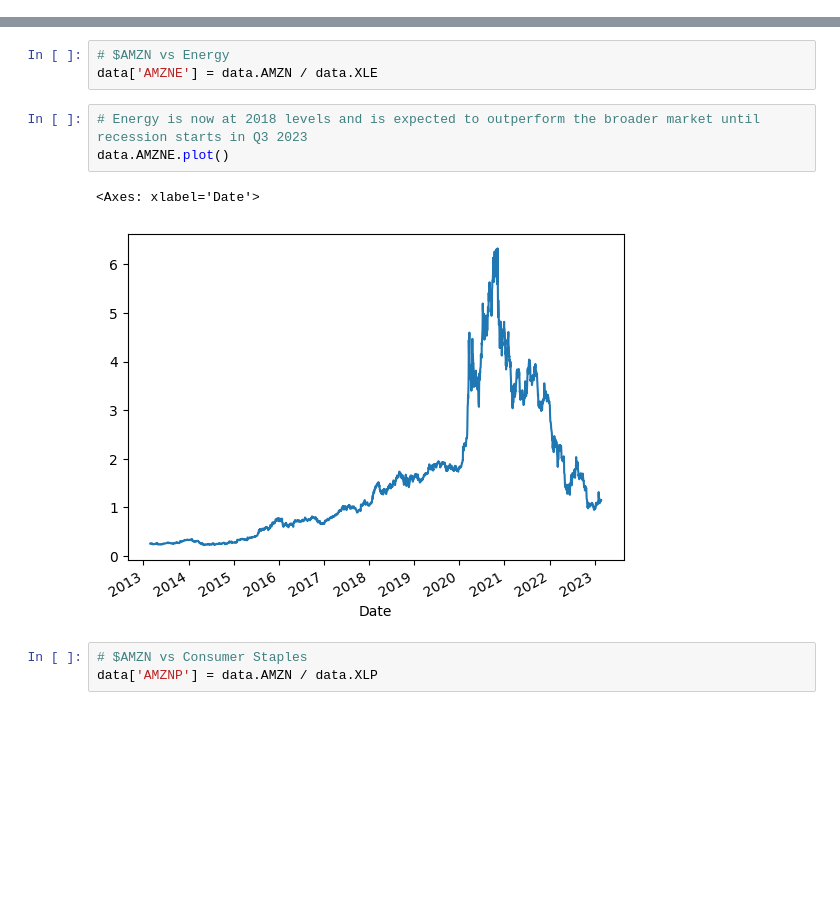
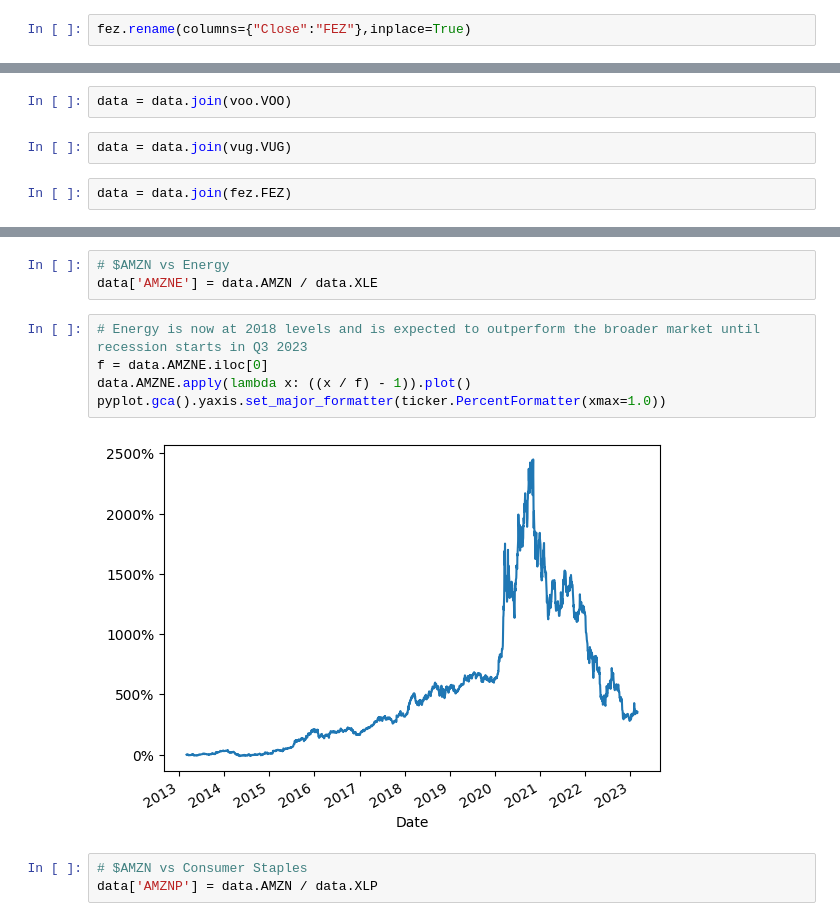
Before and after one commit to seyhmus/pyfinance, a Jupyter notebook: finance.ipynb, the cells around one changed output, grey strips where cells are left out. Drawn from its saved outputs; the diff is of its cells as text; blank space fills up the shorter version.

```diff
--- a/finance.ipynb
+++ b/finance.ipynb
@@ -28,3 +38,5 @@ xlp.rename(columns={"Close":"XLP"},inplace=True)
+# %%
+fez.rename(columns={"Close":"FEZ"},inplace=True)
 # %%
 data = pandas.DataFrame(vym.VYM)
 # %%
@@ -37,6 +49,12 @@ data = data.join(gld.GLD)
 data = data.join(xle.XLE)
 # %%
 data = data.join(xlp.XLP)
+# %%
+data = data.join(voo.VOO)
+# %%
+data = data.join(vug.VUG)
+# %%
+data = data.join(fez.FEZ)
 # %%
 # $VYM in $GLD
 data['VYMG'] = data.VYM / data.GLD
@@ -70,10 +92,11 @@ data.AMZNV.plot()
 data['AMZNE'] = data.AMZN / data.XLE
 # %%
 # Energy is now at 2018 levels and is expected to outperform the broader market until recession starts in Q3 2023
-data.AMZNE.plot()
+f = data.AMZNE.iloc[0]
+data.AMZNE.apply(lambda x: ((x / f) - 1)).plot()
+pyplot.gca().yaxis.set_major_formatter(ticker.PercentFormatter(xmax=1.0))
 # %% [output]
-<Axes: xlabel='Date'>
-[figure, old version]
+[figure, new version]
 # %%
 # $AMZN vs Consumer Staples
 data['AMZNP'] = data.AMZN / data.XLP
```
Also changed, not shown: parts of 19 cells of this notebook.
